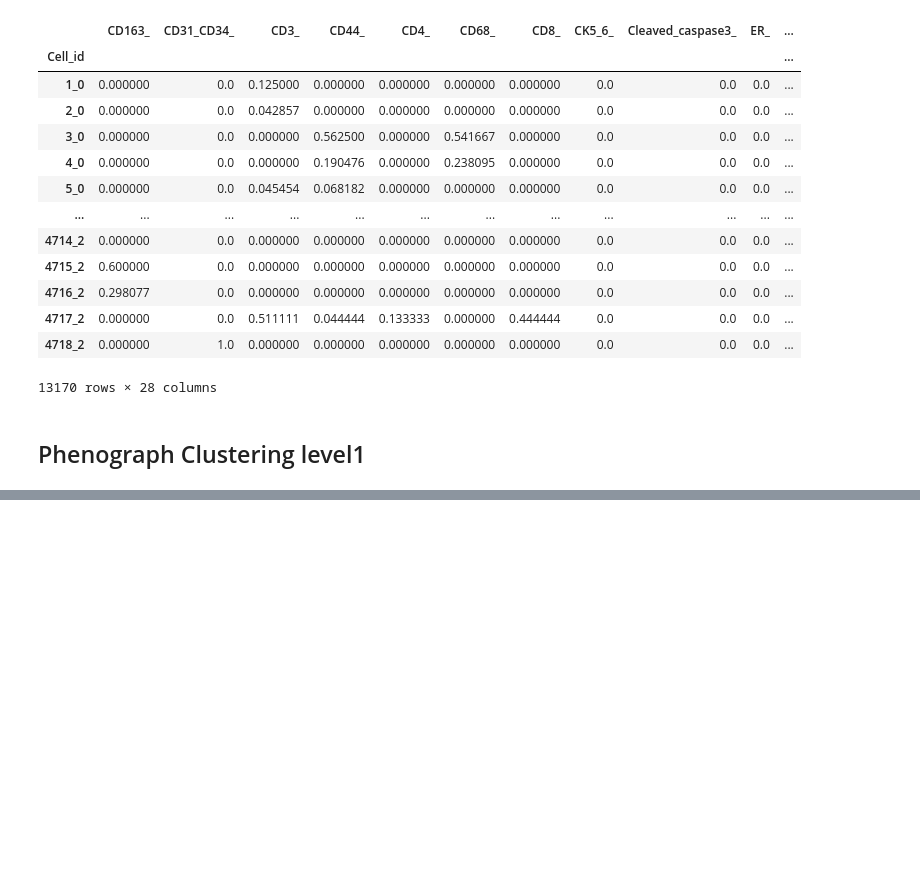
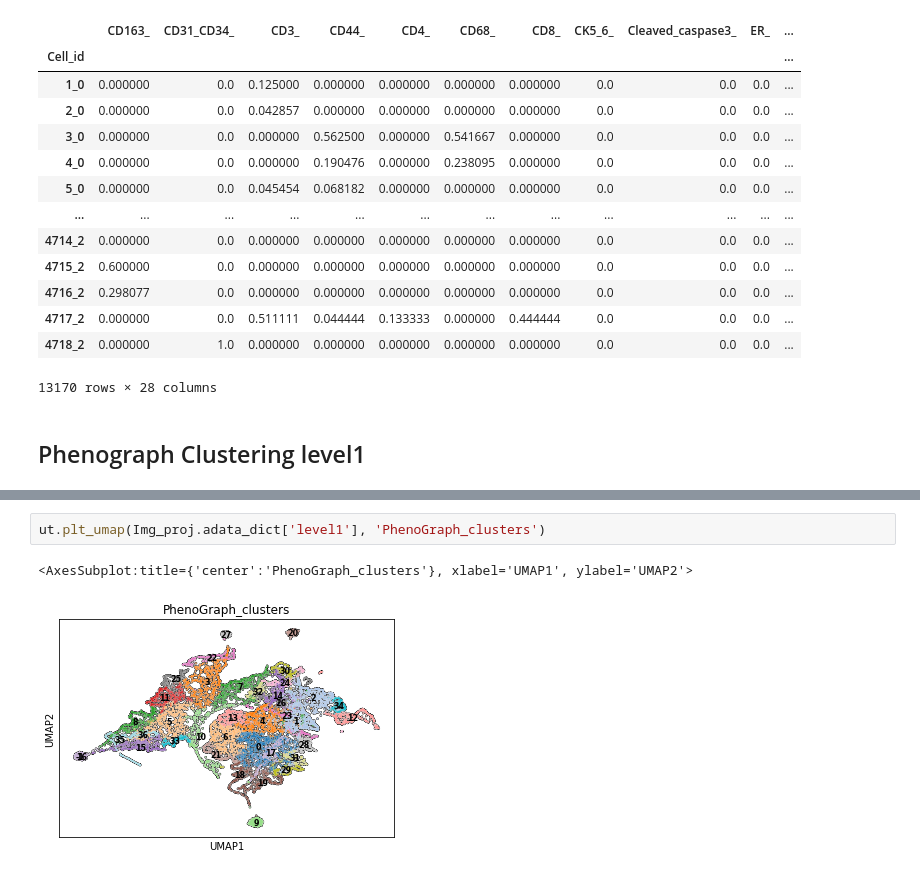
Before and after one commit to PattaWapee/IMCprocess, a Jupyter notebook: notebooks/test_pipeline.ipynb, the cells around one changed output, grey strips where cells are left out. Saved outputs shown, nothing was run; the diff lists cells and outputs as text; blank space fills up the shorter version.

```diff
--- a/notebooks/test_pipeline.ipynb
+++ b/notebooks/test_pipeline.ipynb
@@ -80,0 +115,5 @@ Img_proj.adata.to_df()
+# %%
+ut.plt_umap(Img_proj.adata_dict['level1'], 'PhenoGraph_clusters')
+# %% [output]
+<AxesSubplot:title={'center':'PhenoGraph_clusters'}, xlabel='UMAP1', ylabel='UMAP2'>
+[figure, added]
```
Also changed, not shown: parts of 9 cells of this notebook, 6 other files.
